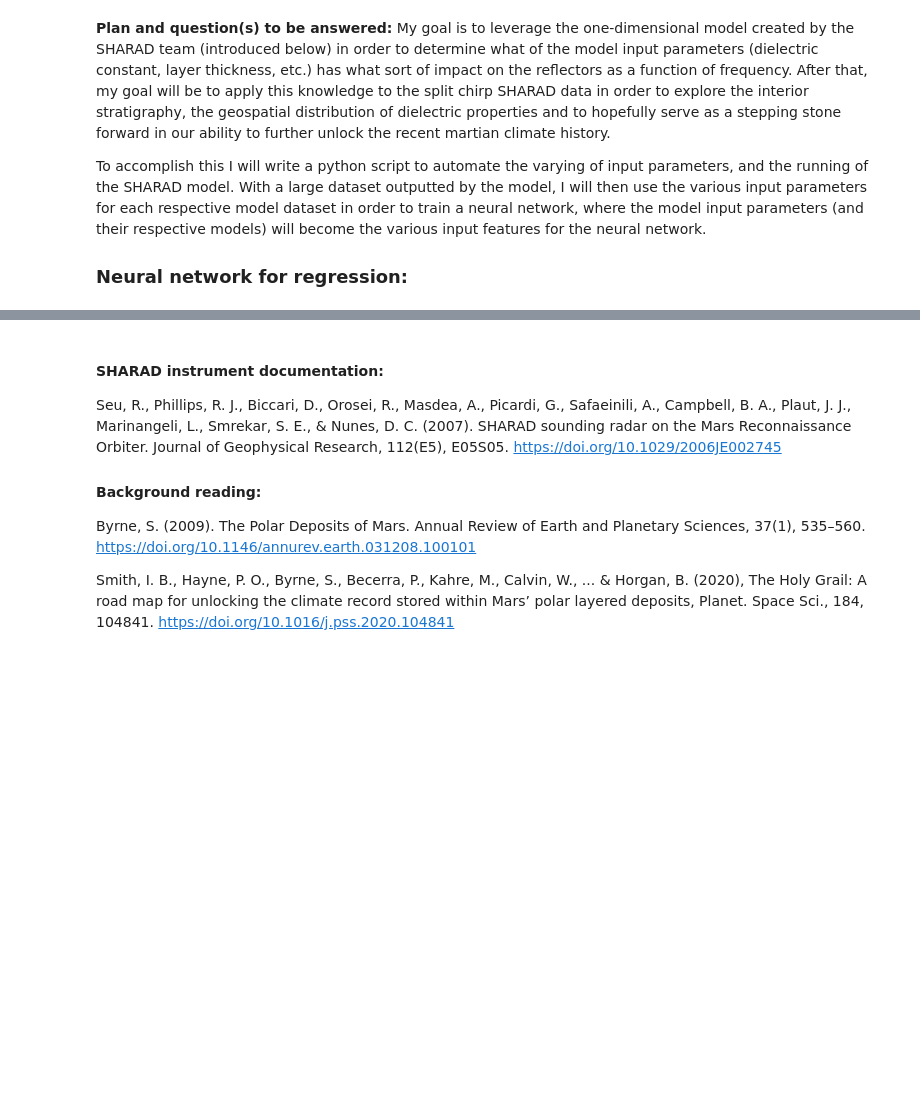
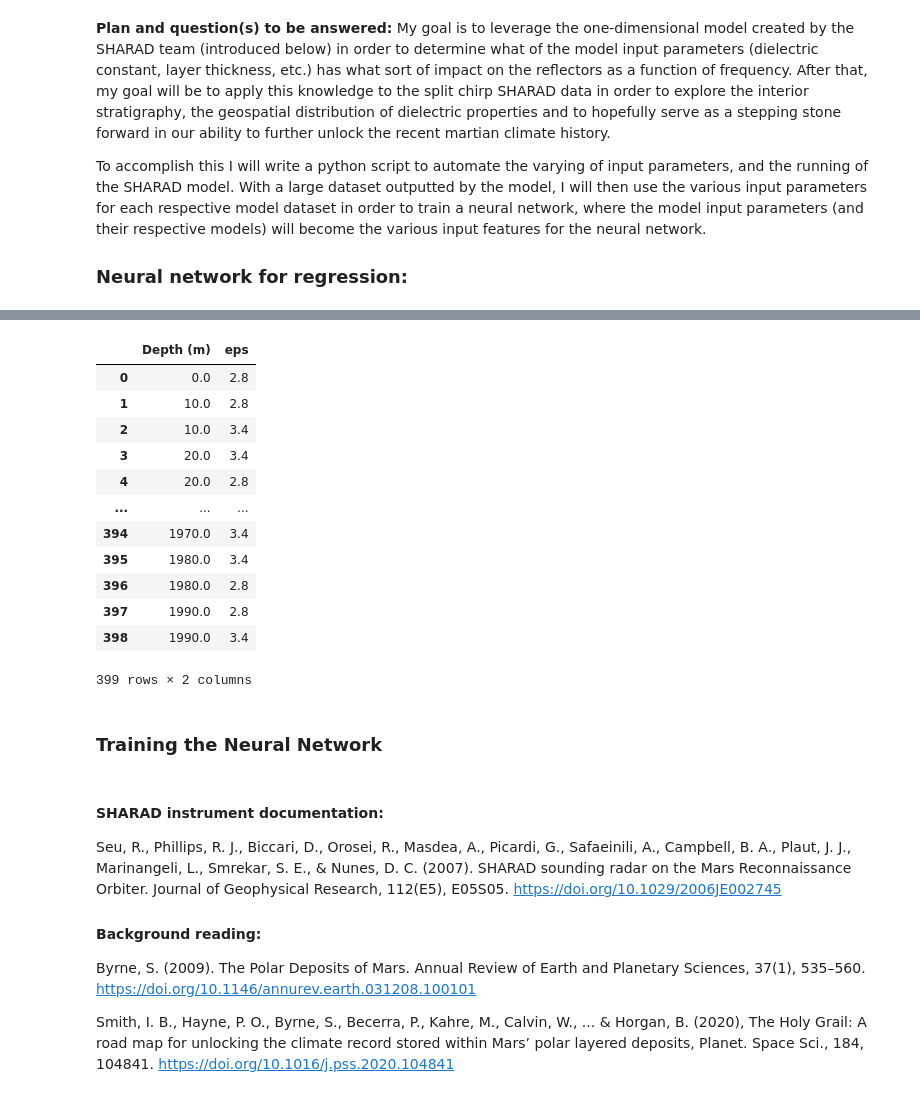
Before and after one commit to abraeley/abraeley.github.io, a Jupyter notebook: martianIceModel.ipynb, the cells around one changed output, grey strips where cells are left out. Drawn from its saved outputs; the diff is of its cells as text; code cells hidden in the pictures; blank space fills up the shorter version.

```diff
--- a/martianIceModel.ipynb
+++ b/martianIceModel.ipynb
@@ -270,0 +720,17 @@ At this point I will apply the neural network to the actual SHARAD split chirp d
+# %%
+labels1000 = pd.read_csv('model_1000_model.csv', sep=",")
+labels1000
+# %% [output]
+|  | Depth (m) | eps |
+| 0 | 0.0 | 2.8 |
+| 1 | 10.0 | 2.8 |
+| 2 | 10.0 | 3.4 |
+| 3 | 20.0 | 3.4 |
+| 4 | 20.0 | 2.8 |
+| ... | ... | ... |
+| 394 | 1970.0 | 3.4 |
+| 395 | 1980.0 | 3.4 |
+| 396 | 1980.0 | 2.8 |
+| 397 | 1990.0 | 2.8 |
+| 398 | 1990.0 | 3.4 |
+399 rows × 2 columns
@@ -270,0 +740,2 @@ At this point I will apply the neural network to the actual SHARAD split chirp d
+# %% [markdown]
+### Training the Neural Network
```
Also changed, not shown: parts of 26 cells of this notebook.
